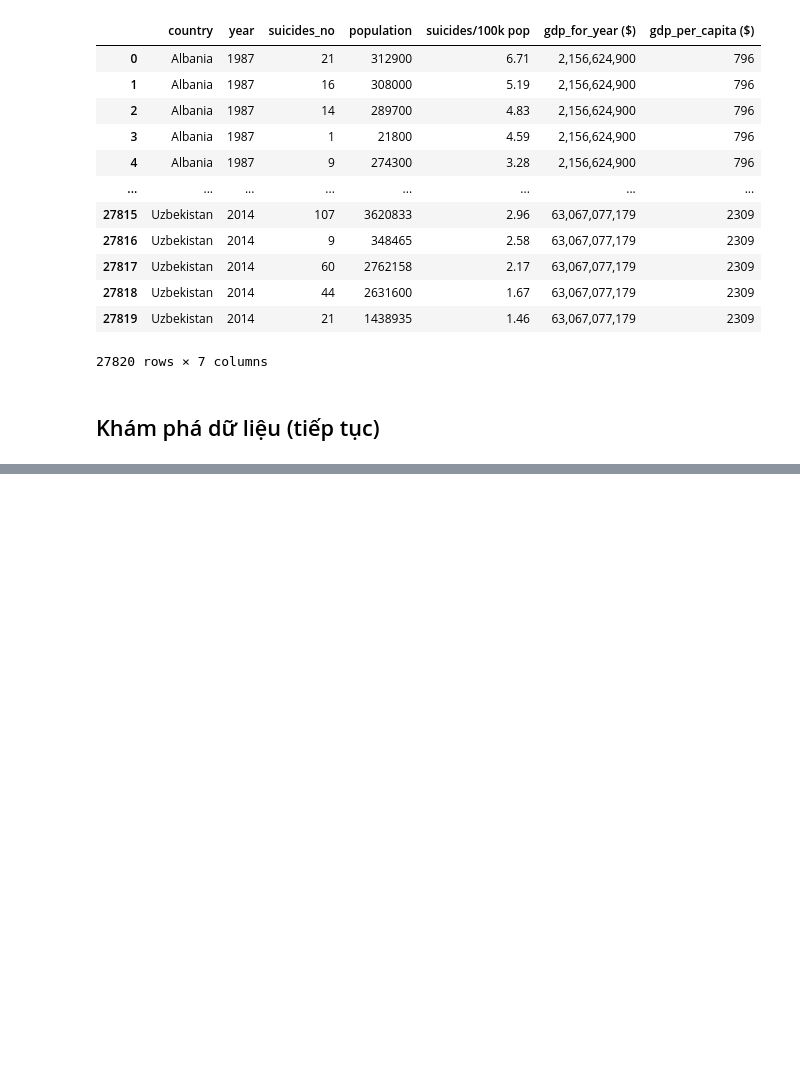
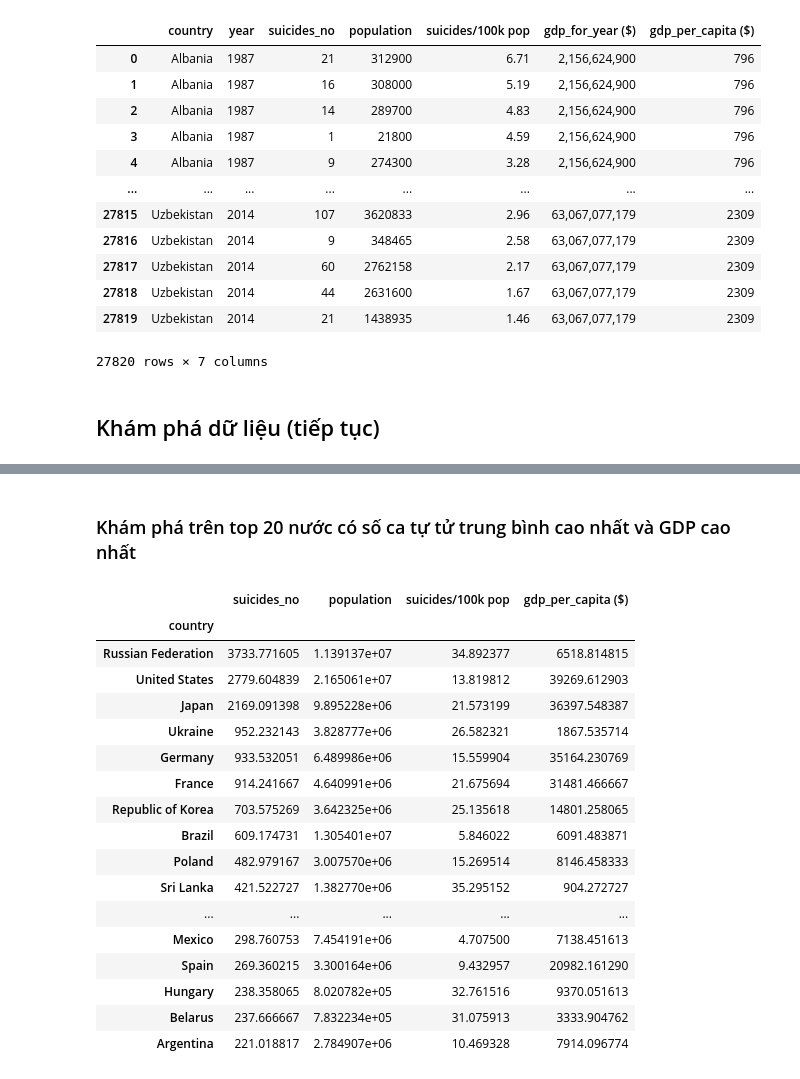
Before and after one commit to AI005/FinalProject-P4DS, a Jupyter notebook: ThienPhuc.ipynb, the cells around one changed output, grey strips where cells are left out. Cells and saved outputs as stored; diff of their text form; code cells hidden in the pictures; blank space fills up the shorter version.

```diff
--- a/ThienPhuc.ipynb
+++ b/ThienPhuc.ipynb
@@ -164,6 +151,7 @@ Dựa theo insight nên ta sẽ tạm thời lọc ra những cột dữ liệu
 ### Lọc dữ liệu
 # %%
 insight_df = df.drop(['sex', 'age', 'country-year', 'generation', 'HDI for year'], axis=1)
+insight_df = insight_df.rename(columns={' gdp_for_year ($) ': 'gdp_for_year ($)'})
 insight_df
 # %% [output]
 |  | country | year | suicides_no | population | suicides/100k pop | gdp_for_year ($) | gdp_per_capita ($) |
@@ -183,0 +174,4 @@ insight_df
+# %%
+# Group attributes by country
+mean_df = insight_df.drop(['year'], axis=1).groupby(['country']).mean()
+mean_df
@@ -183,0 +193,24 @@ insight_df
+# %% [markdown]
+### Khám phá trên top 20 nước có số ca tự tử trung bình cao nhất và GDP cao nhất
+# %%
+top_20_suicides_df = mean_df.sort_values(by=['suicides_no'], ascending=False).head(20)
+top_20_suicides_df
+# %% [output]
+|  | suicides_no | population | suicides/100k pop | gdp_per_capita ($) |
+| country |  |  |  |  |
+| Russian Federation | 3733.771605 | 1.139137e+07 | 34.892377 | 6518.814815 |
+| United States | 2779.604839 | 2.165061e+07 | 13.819812 | 39269.612903 |
+| Japan | 2169.091398 | 9.895228e+06 | 21.573199 | 36397.548387 |
+| Ukraine | 952.232143 | 3.828777e+06 | 26.582321 | 1867.535714 |
+| Germany | 933.532051 | 6.489986e+06 | 15.559904 | 35164.230769 |
+| France | 914.241667 | 4.640991e+06 | 21.675694 | 31481.466667 |
+| Republic of Korea | 703.575269 | 3.642325e+06 | 25.135618 | 14801.258065 |
+| Brazil | 609.174731 | 1.305401e+07 | 5.846022 | 6091.483871 |
+| Poland | 482.979167 | 3.007570e+06 | 15.269514 | 8146.458333 |
+| Sri Lanka | 421.522727 | 1.382770e+06 | 35.295152 | 904.272727 |
+| ... | ... | ... | ... | ... |
+| Mexico | 298.760753 | 7.454191e+06 | 4.707500 | 7138.451613 |
+| Spain | 269.360215 | 3.300164e+06 | 9.432957 | 20982.161290 |
+| Hungary | 238.358065 | 8.020782e+05 | 32.761516 | 9370.051613 |
+| Belarus | 237.666667 | 7.832234e+05 | 31.075913 | 3333.904762 |
+| Argentina | 221.018817 | 2.784907e+06 | 10.469328 | 7914.096774 |
```
Also changed, not shown: parts of 11 cells of this notebook.
